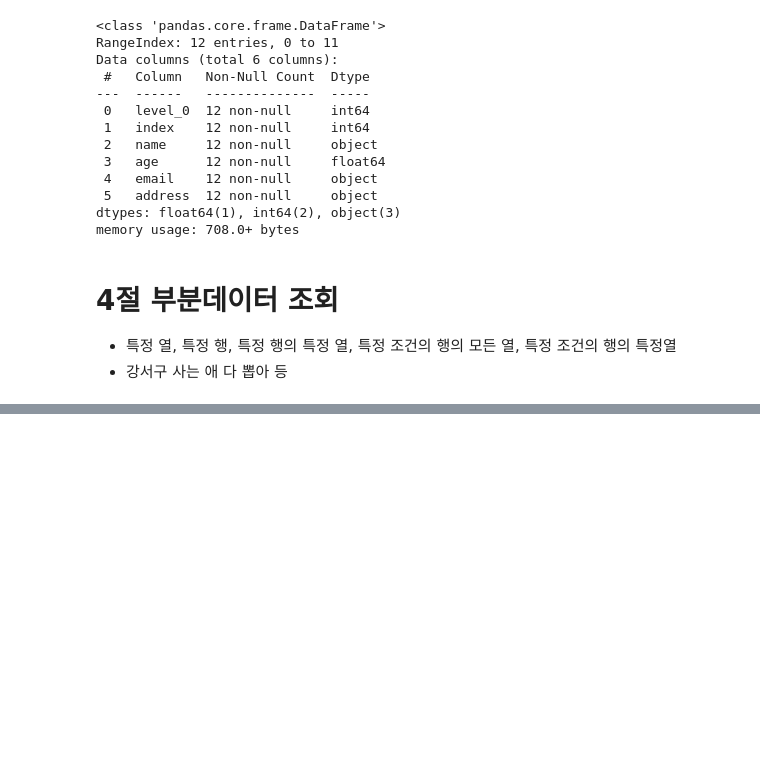
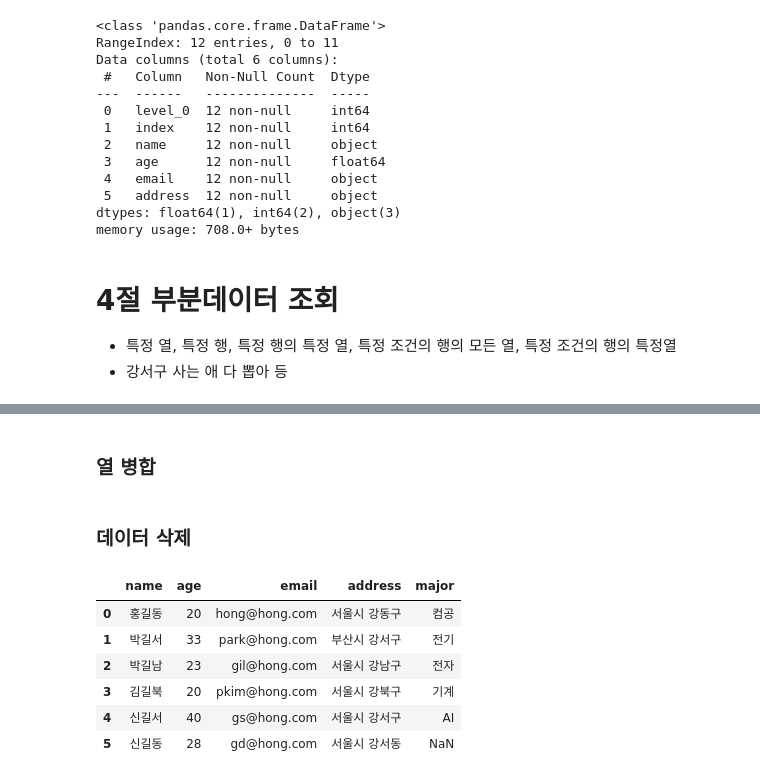
Before and after one commit to Termuni/IVS_Study, a Jupyter notebook: source/Python/ch10_Pandas(데이터프레임과_시리즈).ipynb, the cells around one changed output, grey strips where cells are left out. Cells and saved outputs as stored; diff of their text form; code cells hidden in the pictures; blank space fills up the shorter version.

```diff
--- a/source/Python/ch10_Pandas(데이터프레임과_시리즈).ipynb
+++ b/source/Python/ch10_Pandas(데이터프레임과_시리즈).ipynb
@@ -342,0 +651,3 @@ member = pd.read_csv('data/ch09_member2.csv')
+# %%
+hobby = pd.DataFrame({'hobby' : ['놀기','자기','읽기','먹기','공부','명상']})  #데이터 프레임으로 선언했으니 데이터 프레임
+hobby
@@ -342,0 +662,21 @@ member = pd.read_csv('data/ch09_member2.csv')
+# %% [markdown]
+### 열 병합
+# %%
+#pd.concat([member, hobby])  -> 이렇게 해버리면 열병합임, 기본적으로 axis = 0 이기때문
+member = pd.concat([member, hobby], axis = 1)
+# %% [markdown]
+### 데이터 삭제
+# %%
+#열 삭제
+member.drop('hobby', axis = 1, inplace=True)
+#member.drop(['hobby', 'major'], axis = 1)  List형태 삭제
+# %%
+member
+# %% [output]
+|  | name | age | email | address | major |
+| 0 | 홍길동 | 20 | hong@hong.com | 서울시 강동구 | 컴공 |
+| 1 | 박길서 | 33 | park@hong.com | 부산시 강서구 | 전기 |
+| 2 | 박길남 | 23 | gil@hong.com | 서울시 강남구 | 전자 |
+| 3 | 김길북 | 20 | pkim@hong.com | 서울시 강북구 | 기계 |
+| 4 | 신길서 | 40 | gs@hong.com | 서울시 강서구 | AI |
+| 5 | 신길동 | 28 | gd@hong.com | 서울시 강서동 | NaN |
```
Also changed, not shown: parts of 85 cells of this notebook, 12 other files.
